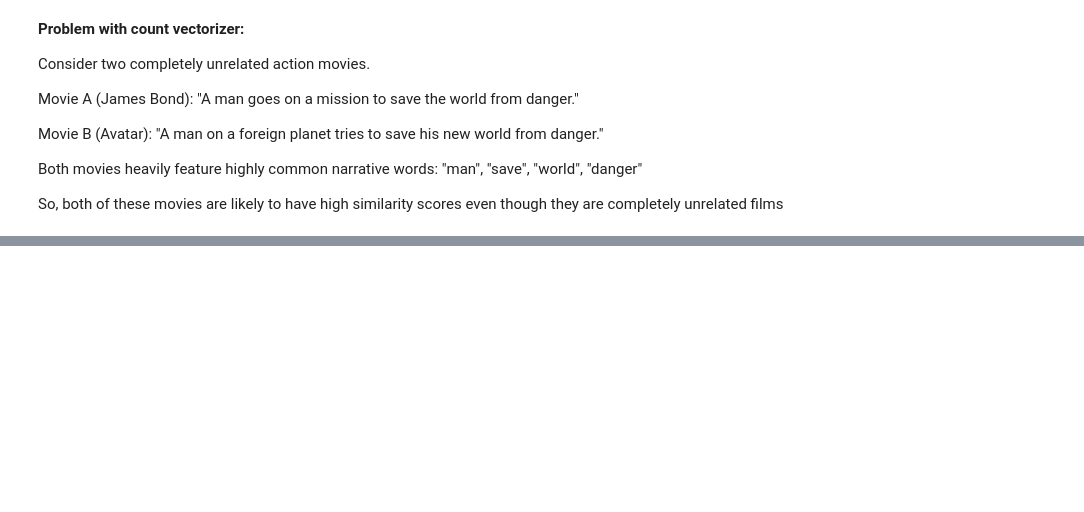
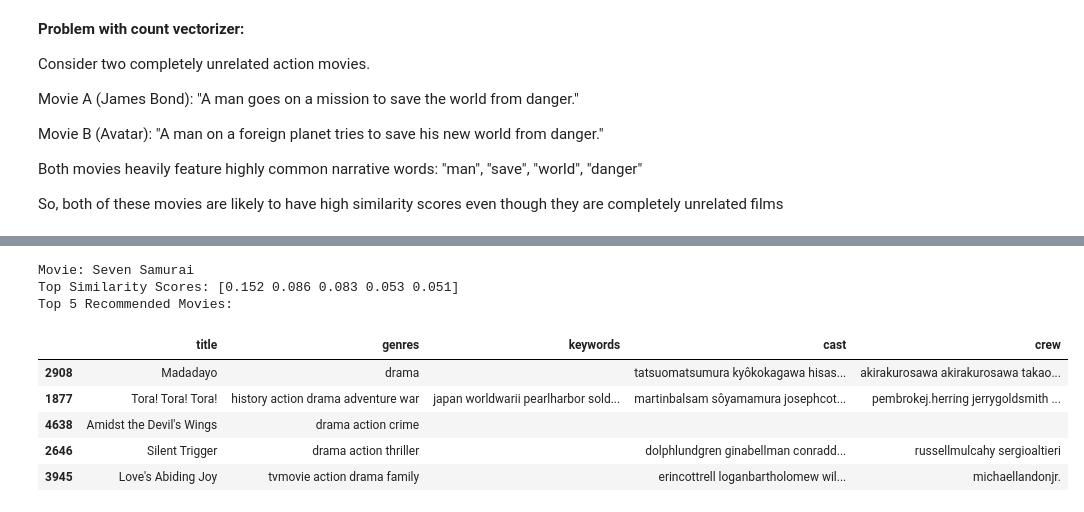
Before and after one commit to Moulicodes/movie-recommendation-system, a Jupyter notebook: movie_recommendation_system.ipynb, the cells around one changed output, grey strips where cells are left out. Cells and saved outputs as stored; diff of their text form; code cells hidden in the pictures; blank space fills up the shorter version.

```diff
--- a/movie_recommendation_system.ipynb
+++ b/movie_recommendation_system.ipynb
@@ -177,0 +262,12 @@ So, both of these movies are likely to have high similarity scores even though t
+# %%
+recommend_movies(4535)
+# %% [output]
+Movie: Seven Samurai
+Top Similarity Scores: [0.152 0.086 0.083 0.053 0.051]
+Top 5 Recommended Movies:
+|  | title | genres | keywords | cast | crew |
+| 2908 | Madadayo | drama |  | tatsuomatsumura kyôkokagawa hisas... | akirakurosawa akirakurosawa takao... |
+| 1877 | Tora! Tora! Tora! | history action drama adventure war | japan worldwarii pearlharbor sold... | martinbalsam sôyamamura josephcot... | pembrokej.herring jerrygoldsmith ... |
+| 4638 | Amidst the Devil's Wings | drama action crime |  |  |  |
+| 2646 | Silent Trigger | drama action thriller |  | dolphlundgren ginabellman conradd... | russellmulcahy sergioaltieri |
+| 3945 | Love's Abiding Joy | tvmovie action drama family |  | erincottrell loganbartholomew wil... | michaellandonjr. |
```
Also changed, not shown: parts of 10 cells of this notebook.
